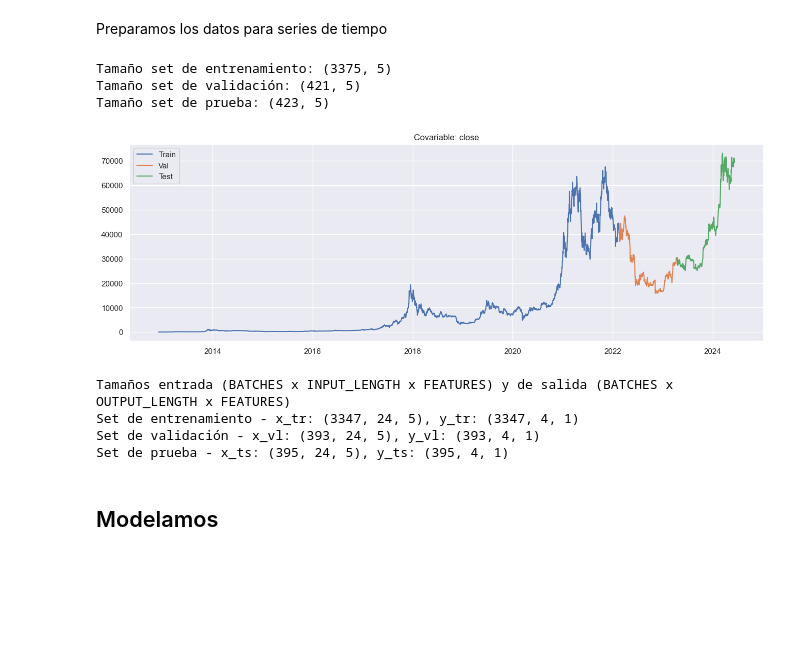
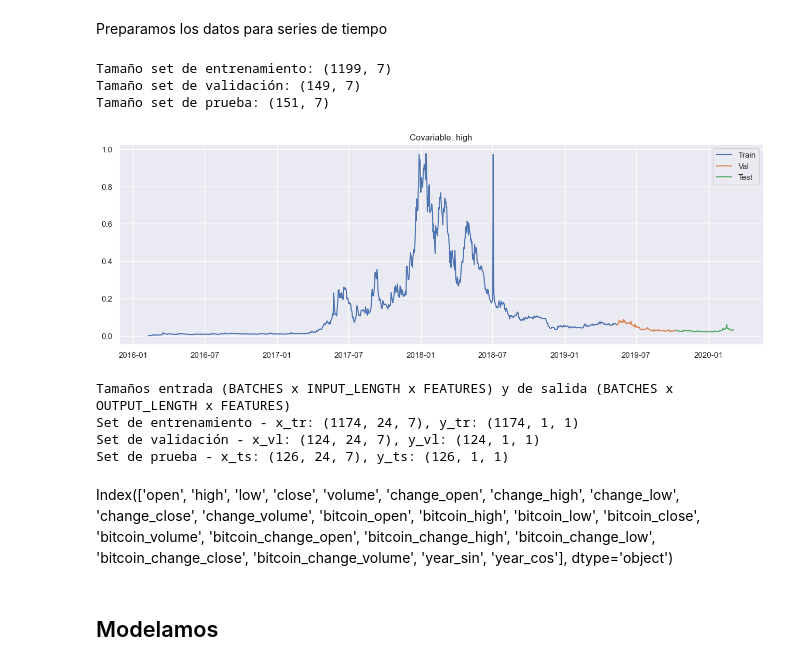
Before and after one commit to LuisFelipePoma/Crypto_App, a Jupyter notebook: src/notebooks/crispdm_model/3_model.ipynb, the cells around one changed output. Drawn from its saved outputs; the diff is of its cells as text; code cells hidden in the pictures; blank space fills up the shorter version.

```diff
--- a/src/notebooks/crispdm_model/3_model.ipynb
+++ b/src/notebooks/crispdm_model/3_model.ipynb
@@ -79,0 +136,4 @@ fig.show()
+# %%
+df_coin['year_sin'] = np.sin(tiempo_s * (2 * np.pi / year))
+df_coin['year_cos'] = np.cos(tiempo_s * (2 * np.pi / year))
+df_coin.head(3)
@@ -85,0 +160,26 @@ print(cols)
+# %%
+cols = [
+    # "bitcoin_change_open",
+    # "bitcoin_change_high",
+    # "bitcoin_change_low",
+    # "bitcoin_change_close",
+    # "bitcoin_change_volume",
+    "year_sin",
+    "year_cos",
+    # "change_open",
+    # "change_high",
+    # "change_low",
+    # "change_close",
+    # "change_volume",
+
+    # "bitcoin_open",
+    # "bitcoin_high",
+    # "bitcoin_low",
+    # "bitcoin_close",
+    # "bitcoin_volume",
+    "open",
+    "high",
+    "low",
+    "volume",
+    "close",
+]
@@ -85,0 +197,4 @@ print(cols)
+# %%
+# Reorganize columns
+df_coin = df_coin[cols]
+df_coin
@@ -102,28 +232,28 @@ def train_val_test_split(dataframe, tr_size=0.8, vl_size=0.1):
     return train, val, test
 
 # Prueba de la función
-tr, vl, ts = train_val_test_split(df_bitcoin[cols])
+tr, vl, ts = train_val_test_split(df_coin[cols])
 
 print(f'Tamaño set de entrenamiento: {tr.shape}')
 print(f'Tamaño set de validación: {vl.shape}')
 print(f'Tamaño set de prueba: {ts.shape}')
 # %% [output]
-Tamaño set de entrenamiento: (3375, 5)
-Tamaño set de validación: (421, 5)
-Tamaño set de prueba: (423, 5)
+Tamaño set de entrenamiento: (1199, 7)
+Tamaño set de validación: (149, 7)
+Tamaño set de prueba: (151, 7)
 # %%
-covar = 8 # Índice de la covariable (columna del dataset) a graficar
-col = df_bitcoin.columns[covar]
+covar = 3 # Índice de la covariable (columna del dataset) a graficar
+col = df_coin.columns[covar]
 
 # Dibujar los sets de entrenamiento/validación/prueba para la covariable
 fig, ax = plt.subplots(figsize = (16,5))
 ax.plot(tr[col], label='Train')
 ax.plot(vl[col], label='Val')
 ax.plot(ts[col], label='Test')
 ax.set_title(f'Covariable: {col}')
 plt.legend();
 # %% [output]
-[figure, old version]
+[figure, new version]
 # %%
 def crear_dataset_supervisado(array, input_length, output_length):
     '''Permite crear un dataset con las entradas (X) y salidas (Y)
@@ -159,7 +289,7 @@ def crear_dataset_supervisado(array, input_length, output_length):
 # %%
 # Crear los datasets de entrenamiento, prueba y validación y verificar sus tamaños
 INPUT_LENGTH = 24   # Hiperparámetro
-OUTPUT_LENGTH = 4    # Modelo multi-step
+OUTPUT_LENGTH = 1    # Modelo multi-step
 
 x_tr, y_tr = crear_dataset_supervisado(tr.values, INPUT_LENGTH, OUTPUT_LENGTH)
 x_vl, y_vl = crear_dataset_supervisado(vl.values, INPUT_LENGTH, OUTPUT_LENGTH)
@@ -172,9 +302,17 @@ print(f'Set de validación - x_vl: {x_vl.shape}, y_vl: {y_vl.shape}')
 print(f'Set de prueba - x_ts: {x_ts.shape}, y_ts: {y_ts.shape}')
 # %% [output]
 Tamaños entrada (BATCHES x INPUT_LENGTH x FEATURES) y de salida (BATCHES x OUTPUT_LENGTH x FEATURES)
-Set de entrenamiento - x_tr: (3347, 24, 5), y_tr: (3347, 4, 1)
-Set de validación - x_vl: (393, 24, 5), y_vl: (393, 4, 1)
-Set de prueba - x_ts: (395, 24, 5), y_ts: (395, 4, 1)
+Set de entrenamiento - x_tr: (1174, 24, 7), y_tr: (1174, 1, 1)
+Set de validación - x_vl: (124, 24, 7), y_vl: (124, 1, 1)
+Set de prueba - x_ts: (126, 24, 7), y_ts: (126, 1, 1)
+# %% [markdown]
+Index(['open', 'high', 'low', 'close', 'volume', 'change_open', 'change_high',
+       'change_low', 'change_close', 'change_volume', 'bitcoin_open',
+       'bitcoin_high', 'bitcoin_low', 'bitcoin_close', 'bitcoin_volume',
+       'bitcoin_change_open', 'bitcoin_change_high', 'bitcoin_change_low',
+       'bitcoin_change_close', 'bitcoin_change_volume', 'year_sin',
+       'year_cos'],
+      dtype='object')
 # %%
 from sklearn.preprocessing import MinMaxScaler
 
```
Also changed, not shown: parts of 31 cells of this notebook, 6 other files.
